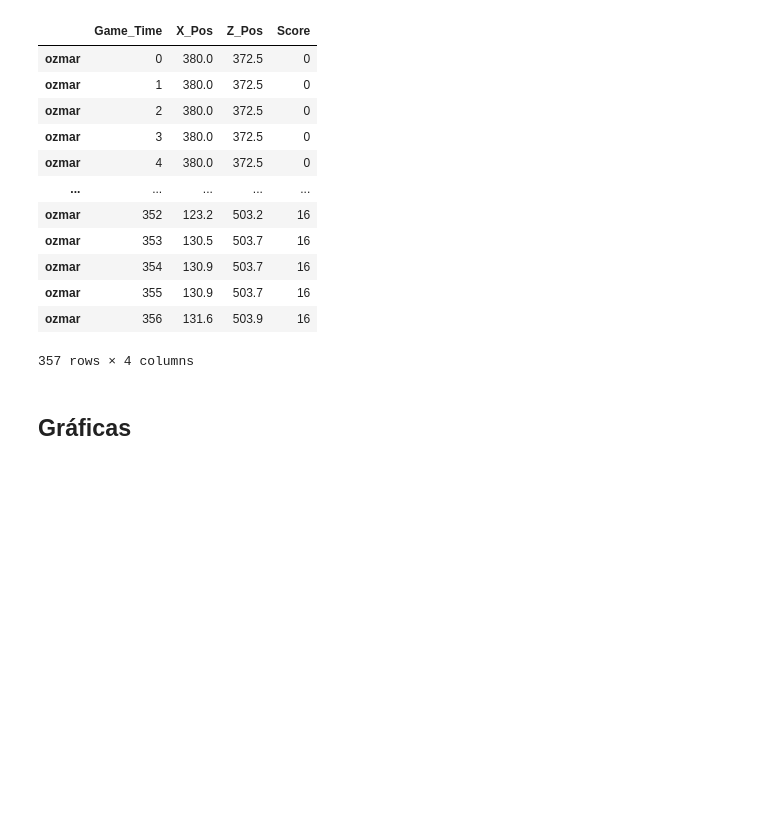
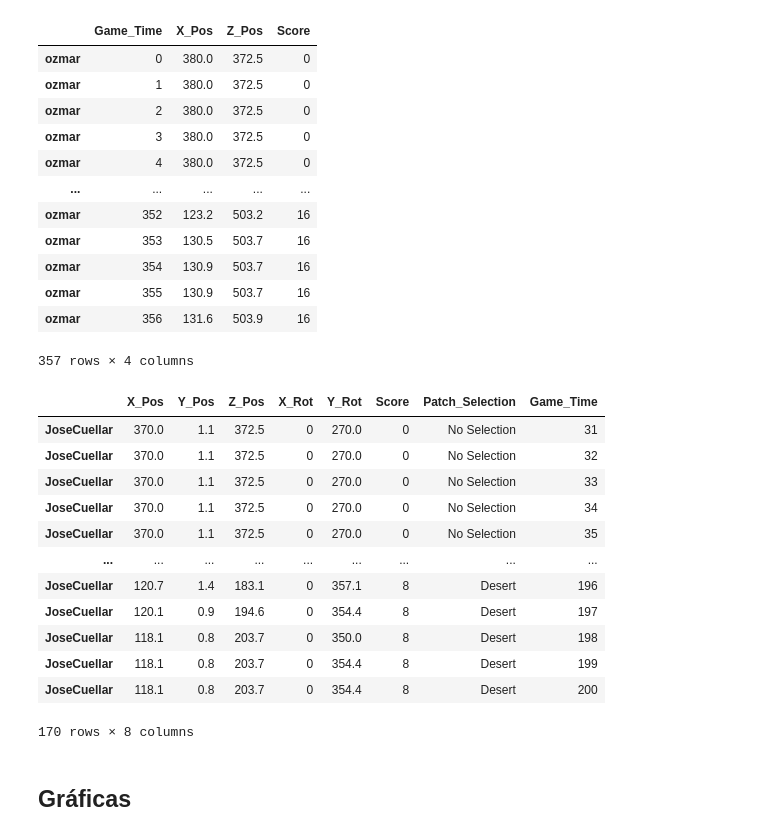
Before and after one commit to FranMurguia/Analisis_de_Datos, a Jupyter notebook: Juego de Forrajeo.ipynb, the cells around one changed output. Cells and saved outputs as stored; diff of their text form; code cells hidden in the pictures; blank space fills up the shorter version.

```diff
--- a/Juego de Forrajeo.ipynb
+++ b/Juego de Forrajeo.ipynb
@@ -224,6 +225,24 @@ new_df.loc["ozmar", ["Game_Time", "X_Pos", "Z_Pos", "Score"]]
 | ozmar | 355 | 130.9 | 503.7 | 16 |
 | ozmar | 356 | 131.6 | 503.9 | 16 |
 357 rows × 4 columns
+# %%
+# Todas las columnas pero en los que el tiempo de juego esté entre 30 y 200 segundos.
+player = new_df.loc["JoseCuellar"]
+player[ player["Game_Time"].gt(30) & player["Game_Time"].lt(201) ]
+# %% [output]
+|  | X_Pos | Y_Pos | Z_Pos | X_Rot | Y_Rot | Score | Patch_Selection | Game_Time |
+| JoseCuellar | 370.0 | 1.1 | 372.5 | 0 | 270.0 | 0 | No Selection | 31 |
+| JoseCuellar | 370.0 | 1.1 | 372.5 | 0 | 270.0 | 0 | No Selection | 32 |
+| JoseCuellar | 370.0 | 1.1 | 372.5 | 0 | 270.0 | 0 | No Selection | 33 |
+| JoseCuellar | 370.0 | 1.1 | 372.5 | 0 | 270.0 | 0 | No Selection | 34 |
+| JoseCuellar | 370.0 | 1.1 | 372.5 | 0 | 270.0 | 0 | No Selection | 35 |
+| ... | ... | ... | ... | ... | ... | ... | ... | ... |
+| JoseCuellar | 120.7 | 1.4 | 183.1 | 0 | 357.1 | 8 | Desert | 196 |
+| JoseCuellar | 120.1 | 0.9 | 194.6 | 0 | 354.4 | 8 | Desert | 197 |
+| JoseCuellar | 118.1 | 0.8 | 203.7 | 0 | 350.0 | 8 | Desert | 198 |
+| JoseCuellar | 118.1 | 0.8 | 203.7 | 0 | 354.4 | 8 | Desert | 199 |
+| JoseCuellar | 118.1 | 0.8 | 203.7 | 0 | 354.4 | 8 | Desert | 200 |
+170 rows × 8 columns
 # %% [markdown]
 ## Gráficas
 # %% [markdown]
```
Also changed, not shown: parts of 1 cell of this notebook.
